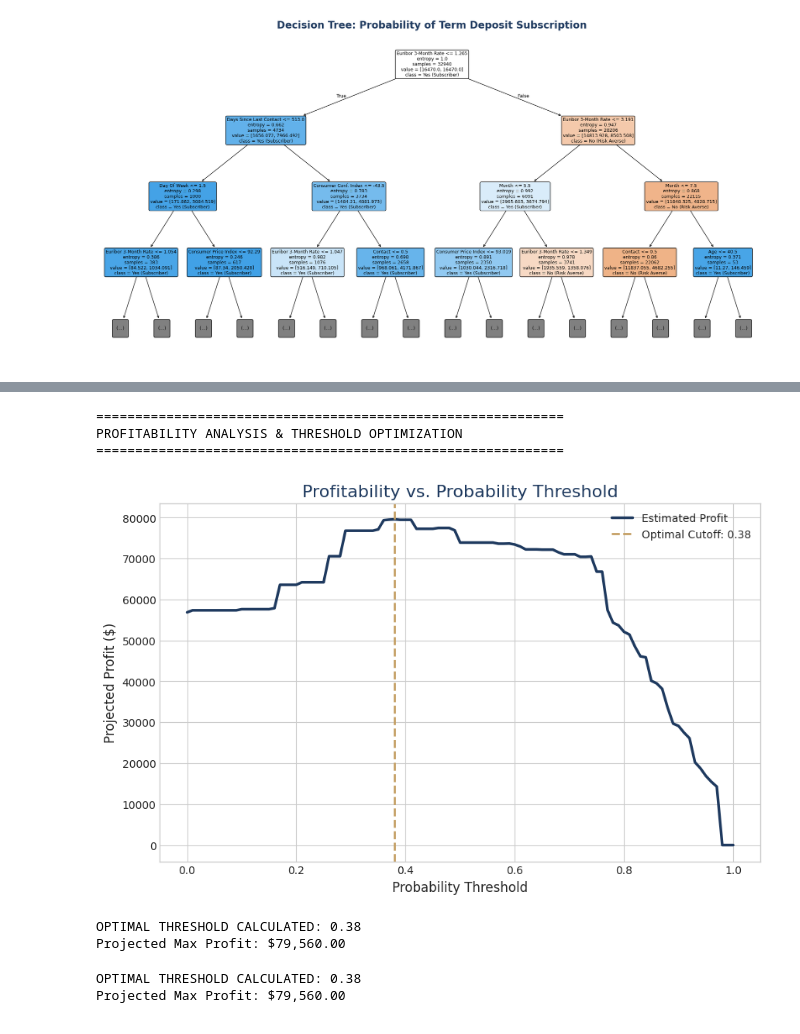
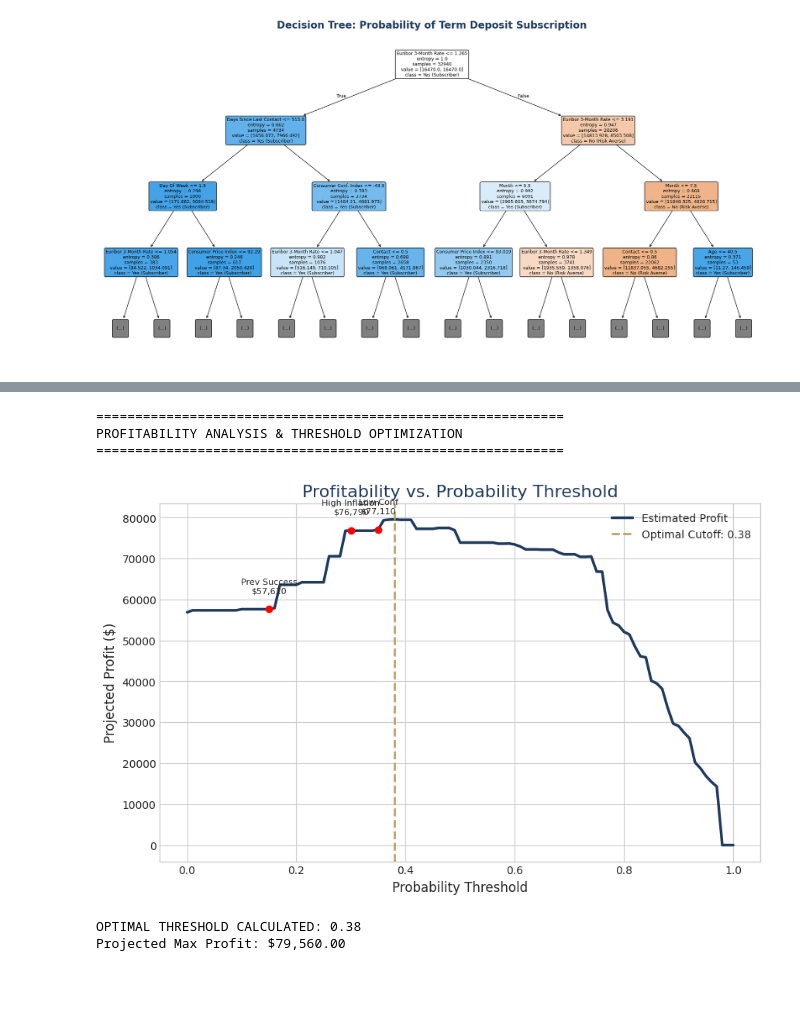
Before and after one commit to NathanC0926/ba305_bank_marketing_pred, a Jupyter notebook: decision_tree_bussiness.ipynb, the cells around one changed output, grey strips where cells are left out. Cells and saved outputs as stored; diff of their text form; code cells hidden in the pictures; blank space fills up the shorter version.

```diff
--- a/decision_tree_bussiness.ipynb
+++ b/decision_tree_bussiness.ipynb
@@ -170,48 +170,48 @@ Days Since Last Contact    0.059893
 # %%
+print("\n" + "="*60)
+print("PROFITABILITY ANALYSIS & THRESHOLD OPTIMIZATION")
+print("="*60)
 
-    print("\n" + "="*60)
-    print("PROFITABILITY ANALYSIS & THRESHOLD OPTIMIZATION")
-    print("="*60)
+thresholds = np.arange(0.0, 1.01, 0.01)
+profits = []
 
-    thresholds = np.arange(0.0, 1.01, 0.01)
-    profits = []
+for t in thresholds:
+    y_pred_t = (y_prob >= t).astype(int)
+    tn, fp, fn, tp = confusion_matrix(y_test, y_pred_t).ravel()
 
-    for t in thresholds:
-        y_pred_t = (y_prob >= t).astype(int)
-        tn, fp, fn, tp = confusion_matrix(y_test, y_pred_t).ravel()
+    calls_made = tp + fp
+    total_revenue = tp * REVENUE_PER_DEAL
+    total_cost = calls_made * COST_PER_CALL
+    net_profit = total_revenue - total_cost
+    profits.append(net_profit)
 
-        calls_made = tp + fp
-        total_revenue = tp * REVENUE_PER_DEAL
-        total_cost = calls_made * COST_PER_CALL
-        net_profit = total_revenue - total_cost
-        profits.append(net_profit)
+max_profit = max(profits)
+optimal_idx = np.argmax(profits)
+optimal_threshold = thresholds[optimal_idx]
 
-    max_profit = max(profits)
-    optimal_idx = np.argmax(profits)
-    optimal_threshold = thresholds[optimal_idx]
+# Profit Curve Plot
+plt.figure(figsize=(10, 6))
+plt.style.use('seaborn-v0_8-whitegrid')
+plt.plot(thresholds, profits, color=THEME_COLORS['primary_navy'], linewidth=2.5, label='Estimated Profit')
+plt.axvline(optimal_threshold, color=THEME_COLORS['accent_gold'], linestyle='--', linewidth=2, label=f'Optimal Cutoff: {optimal_threshold:.2f}')
 
-    # Profit Curve Plot
-    plt.figure(figsize=(10, 6))
-    plt.style.use('seaborn-v0_8-whitegrid')
-    plt.plot(thresholds, profits, color=THEME_COLORS['primary_navy'], linewidth=2.5, label='Estimated Profit')
-    plt.axvline(optimal_threshold, color=THEME_COLORS['accent_gold'], linestyle='--', linewidth=2, label=f'Optimal Cutoff: {optimal_threshold:.2f}')
+scenarios = {"Prev Success": 0.15, "Low Conf": 0.35, "High Inflation": 0.30}
+for name, val in scenarios.items():
+    idx = (np.abs(thresholds - val)).argmin()
+    scenario_profit = profits[idx]
+    plt.scatter(val, scenario_profit, color='red', zorder=5)
+    plt.text(val, scenario_profit + (max_profit*0.05), f"{name}\n${scenario_profit:,.0f}", fontsize=8, ha='center')
 
-
-    plt.title("Profitability vs. Probability Threshold", fontsize=16, color=THEME_COLORS['primary_navy'])
-    plt.xlabel("Probability Threshold", fontsize=12)
-    plt.ylabel("Projected Profit ($)", fontsize=12)
-    plt.legend()
-    plt.show()
-
-    print(f"\nOPTIMAL THRESHOLD CALCULATED: {optimal_threshold:.2f}")
-    print(f"Projected Max Profit: ${max_profit:,.2f}")
+plt.title("Profitability vs. Probability Threshold", fontsize=16, color=THEME_COLORS['primary_navy'])
+plt.xlabel("Probability Threshold", fontsize=12)
+plt.ylabel("Projected Profit ($)", fontsize=12)
+plt.legend()
+plt.show()
 # %% [output]
 ============================================================
 PROFITABILITY ANALYSIS & THRESHOLD OPTIMIZATION
 ============================================================
-[figure, old version]
+[figure, new version]
-OPTIMAL THRESHOLD CALCULATED: 0.38
-Projected Max Profit: $79,560.00
 # %%
 # --- METRICS CALCULATION AT OPTIMAL THRESHOLD ---
 y_pred_optimal = (y_prob >= optimal_threshold).astype(int)
```
Also changed, not shown: parts of 1 cell of this notebook.
